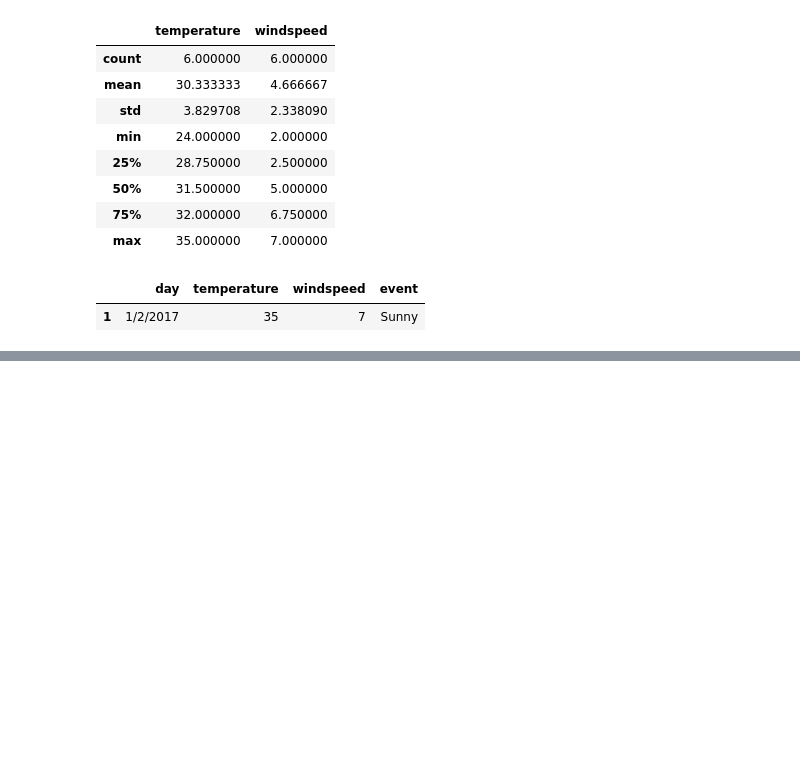
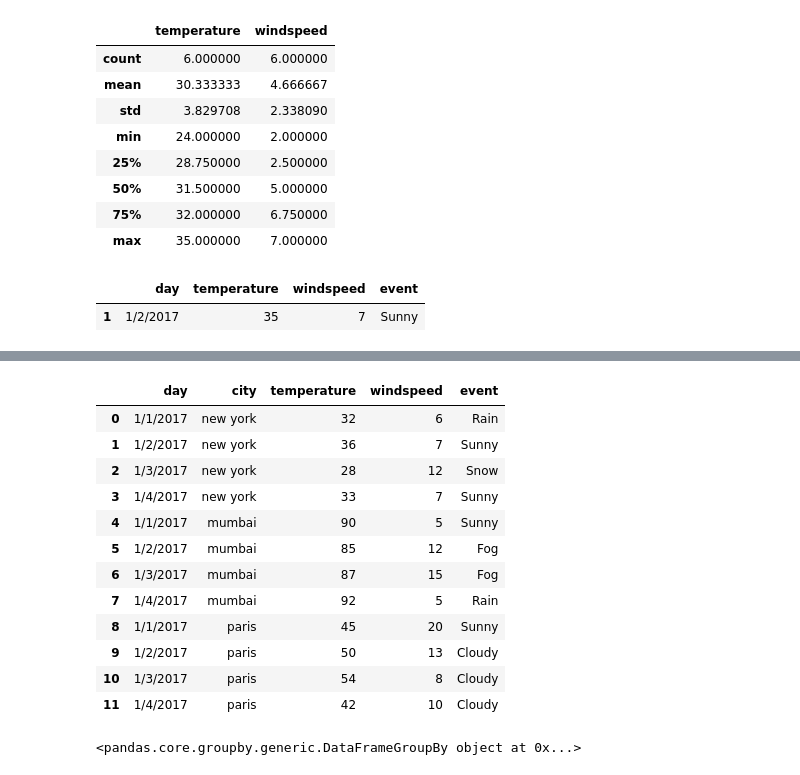
Before and after one commit to jenish2917/Python, a Jupyter notebook: jupyter notbook/Pandas.ipynb, the cells around one changed output, grey strips where cells are left out. Drawn from its saved outputs; the diff is of its cells as text; code cells hidden in the pictures; blank space fills up the shorter version.

```diff
--- a/jupyter notbook/Pandas.ipynb
+++ b/jupyter notbook/Pandas.ipynb
@@ -126,0 +422,23 @@ df
+# %%
+import pandas as pd
+df = pd.read_csv("weather_by_cities.csv")
+df
+# %% [output]
+|  | day | city | temperature | windspeed | event |
+| 0 | 1/1/2017 | new york | 32 | 6 | Rain |
+| 1 | 1/2/2017 | new york | 36 | 7 | Sunny |
+| 2 | 1/3/2017 | new york | 28 | 12 | Snow |
+| 3 | 1/4/2017 | new york | 33 | 7 | Sunny |
+| 4 | 1/1/2017 | mumbai | 90 | 5 | Sunny |
+| 5 | 1/2/2017 | mumbai | 85 | 12 | Fog |
+| 6 | 1/3/2017 | mumbai | 87 | 15 | Fog |
+| 7 | 1/4/2017 | mumbai | 92 | 5 | Rain |
+| 8 | 1/1/2017 | paris | 45 | 20 | Sunny |
+| 9 | 1/2/2017 | paris | 50 | 13 | Cloudy |
+| 10 | 1/3/2017 | paris | 54 | 8 | Cloudy |
+| 11 | 1/4/2017 | paris | 42 | 10 | Cloudy |
+# %%
+g = df.groupby("city")
+g
+# %% [output]
+<pandas.core.groupby.generic.DataFrameGroupBy object at 0x...>
```
Also changed, not shown: parts of 40 cells of this notebook, 7 other files.
